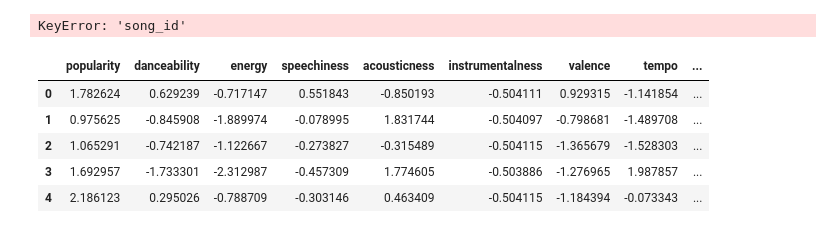
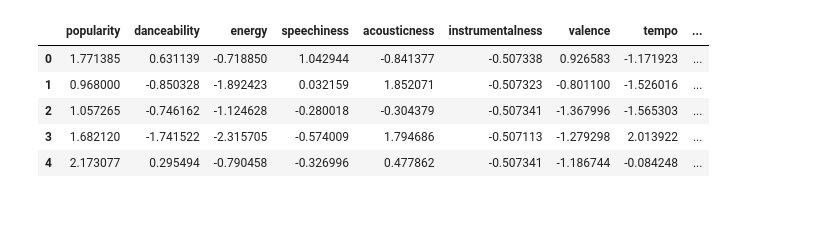
Before and after one commit to sbeeredd04/Song_Rec, a Jupyter notebook: song_recommender.ipynb, the cells around one changed output. Saved outputs shown, nothing was run; the diff lists cells and outputs as text; code cells hidden in the pictures.

```diff
--- a/song_recommender.ipynb
+++ b/song_recommender.ipynb
@@ -36,67 +36,39 @@ scaled_features = scaler.fit_transform(df[['popularity', 'danceability', 'energy
 # Convert the scaled features back to a DataFrame
 df_scaled = pd.DataFrame(scaled_features, columns=['popularity', 'danceability', 'energy', 'speechiness', 'acousticness', 'instrumentalness', 'valence', 'tempo'])
 
 # Add the original columns back to the DataFrame
 df_scaled['song_id'] = df['song_id']
 df_scaled['track_id'] = df['track_id']
 df_scaled['artist_name'] = df['artists']
 df_scaled['track_name'] = df['track_name']
 df_scaled['album_name'] = df['album_name']
 df_scaled['track_genre'] = df['track_genre']
 
 # Encoding the track_genre
 label_encoder = LabelEncoder()
 df_scaled['track_genre_encoded'] = label_encoder.fit_transform(df['track_genre'])
 
 # Handling outliers
 z_scores = stats.zscore(df_scaled[['popularity', 'danceability', 'energy', 'speechiness', 'acousticness', 'instrumentalness', 'valence', 'tempo']])
 outliers = (z_scores > 3) | (z_scores < -3)
 df_scaled = df_scaled[(~outliers).all(axis=1)]
 
 # Handling missing data
 df_scaled = df_scaled.dropna()
 
 # Re-scaling the audio features and popularity after handling outliers
 scaled_features = scaler.fit_transform(df_scaled[['popularity', 'danceability', 'energy', 'speechiness', 'acousticness', 'instrumentalness', 'valence', 'tempo']])
 df_scaled[['popularity', 'danceability', 'energy', 'speechiness', 'acousticness', 'instrumentalness', 'valence', 'tempo']] = scaled_features
 
+#dropping missing values
+df_scaled = df_scaled.dropna()
+
 # Display the final processed DataFrame
 df_scaled.head(5)
 # %% [output]
-KeyError: 'song_id'
+|  | popularity | danceability | energy | speechiness | acousticness | instrumentalness | valence | tempo | ... |
+| 0 | 1.771385 | 0.631139 | -0.718850 | 1.042944 | -0.841377 | -0.507338 | 0.926583 | -1.171923 | ... |
+| 1 | 0.968000 | -0.850328 | -1.892423 | 0.032159 | 1.852071 | -0.507323 | -0.801100 | -1.526016 | ... |
+| 2 | 1.057265 | -0.746162 | -1.124628 | -0.280018 | -0.304379 | -0.507341 | -1.367996 | -1.565303 | ... |
+| 3 | 1.682120 | -1.741522 | -2.315705 | -0.574009 | 1.794686 | -0.507113 | -1.279298 | 2.013922 | ... |
+| 4 | 2.173077 | 0.295494 | -0.790458 | -0.326996 | 0.477862 | -0.507341 | -1.186744 | -0.084248 | ... |
-# %%
-import pandas as pd
-from sklearn.preprocessing import StandardScaler, OneHotEncoder
-
-# Assuming your DataFrame is named df
-
-# Scaling the audio features and popularity
-scaler = StandardScaler()
-scaled_features = scaler.fit_transform(df[['popularity', 'danceability', 'energy', 'speechiness', 'acousticness', 'instrumentalness', 'valence', 'tempo']])
-
-# Convert the scaled features back to a DataFrame
-df_scaled = pd.DataFrame(scaled_features, columns=['popularity', 'danceability', 'energy', 'speechiness', 'acousticness', 'instrumentalness', 'valence', 'tempo'])
-
-# Add the original columns back to the DataFrame
-df_scaled['song_id'] = df['song_id']
-df_scaled['track_id'] = df['track_id']
-df_scaled['artist_name'] = df['artists']
-df_scaled['track_name'] = df['track_name']
-df_scaled['album_name'] = df['album_name']
-df_scaled['track_genre'] = df['track_genre']
-
-# encoding the track_genre
-label_encoder = LabelEncoder()
-df['track_genre_encoded'] = label_encoder.fit_transform(df['track_genre'])
-
-# Add the encoded column to the DataFrame
-df_scaled['track_genre_encoded'] = df['track_genre_encoded']
-
-df_scaled.head(5)
-# %% [output]
-|  | popularity | danceability | energy | speechiness | acousticness | instrumentalness | valence | tempo | ... |
-| 0 | 1.782624 | 0.629239 | -0.717147 | 0.551843 | -0.850193 | -0.504111 | 0.929315 | -1.141854 | ... |
-| 1 | 0.975625 | -0.845908 | -1.889974 | -0.078995 | 1.831744 | -0.504097 | -0.798681 | -1.489708 | ... |
-| 2 | 1.065291 | -0.742187 | -1.122667 | -0.273827 | -0.315489 | -0.504115 | -1.365679 | -1.528303 | ... |
-| 3 | 1.692957 | -1.733301 | -2.312987 | -0.457309 | 1.774605 | -0.503886 | -1.276965 | 1.987857 | ... |
-| 4 | 2.186123 | 0.295026 | -0.788709 | -0.303146 | 0.463409 | -0.504115 | -1.184394 | -0.073343 | ... |
```
Also changed, not shown: parts of 4 cells of this notebook.
